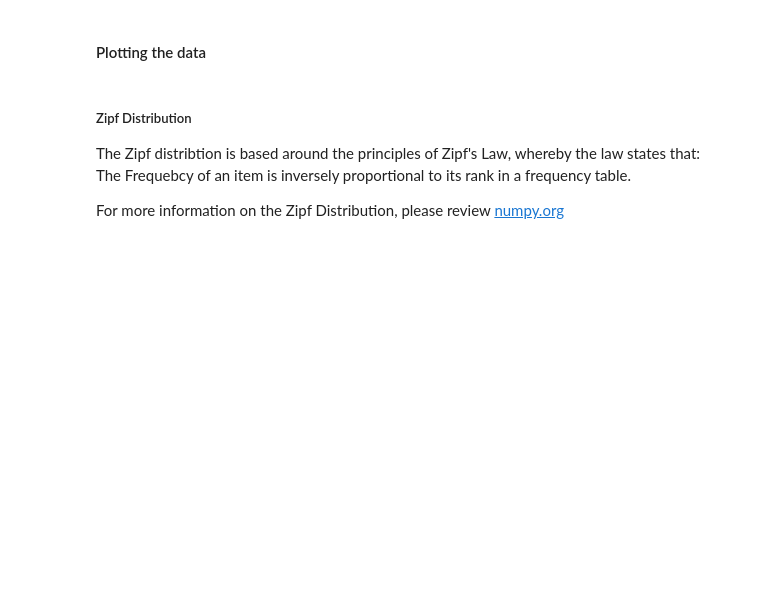
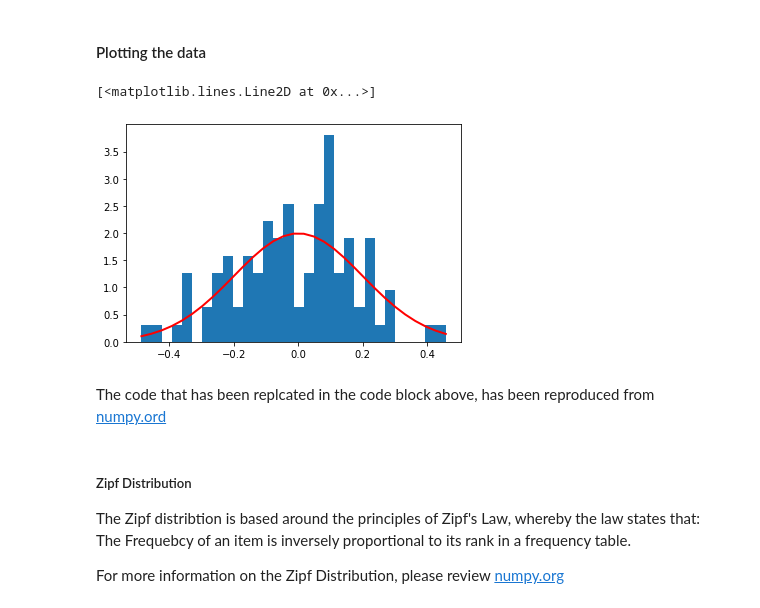
Before and after one commit to jonkavana/PODA-Project-2020, a Jupyter notebook: PODA Numpy.Random .ipynb, the cells around one changed output. Cells and saved outputs as stored; diff of their text form; code cells hidden in the pictures; blank space fills up the shorter version.

```diff
--- a/PODA Numpy.Random .ipynb
+++ b/PODA Numpy.Random .ipynb
@@ -514,5 +582,15 @@ abs(c - np.std(c, ddof = 1))
 # %% [markdown]
 #### Plotting the data
+# %%
+count, bins, ignored = plt.hist(c, 30, density=True)
+plt.plot(bins, 1/(b * np.sqrt(2 * np.pi)) *
+               np.exp( - (bins - a)**2 / (2 * b**2) ),
+         linewidth=2, color='r')
+# %% [output]
+[<matplotlib.lines.Line2D at 0x...>]
+[figure, added]
+# %% [markdown]
+The code that has been replcated in the code block above, has been reproduced from [numpy.ord](https://numpy.org/doc/stable/reference/random/generated/numpy.random.Generator.normal.html#numpy.random.Generator.normal)
 # %% [markdown]
 ##### Zipf Distribution
 
```
Also changed, not shown: parts of 41 cells of this notebook.
